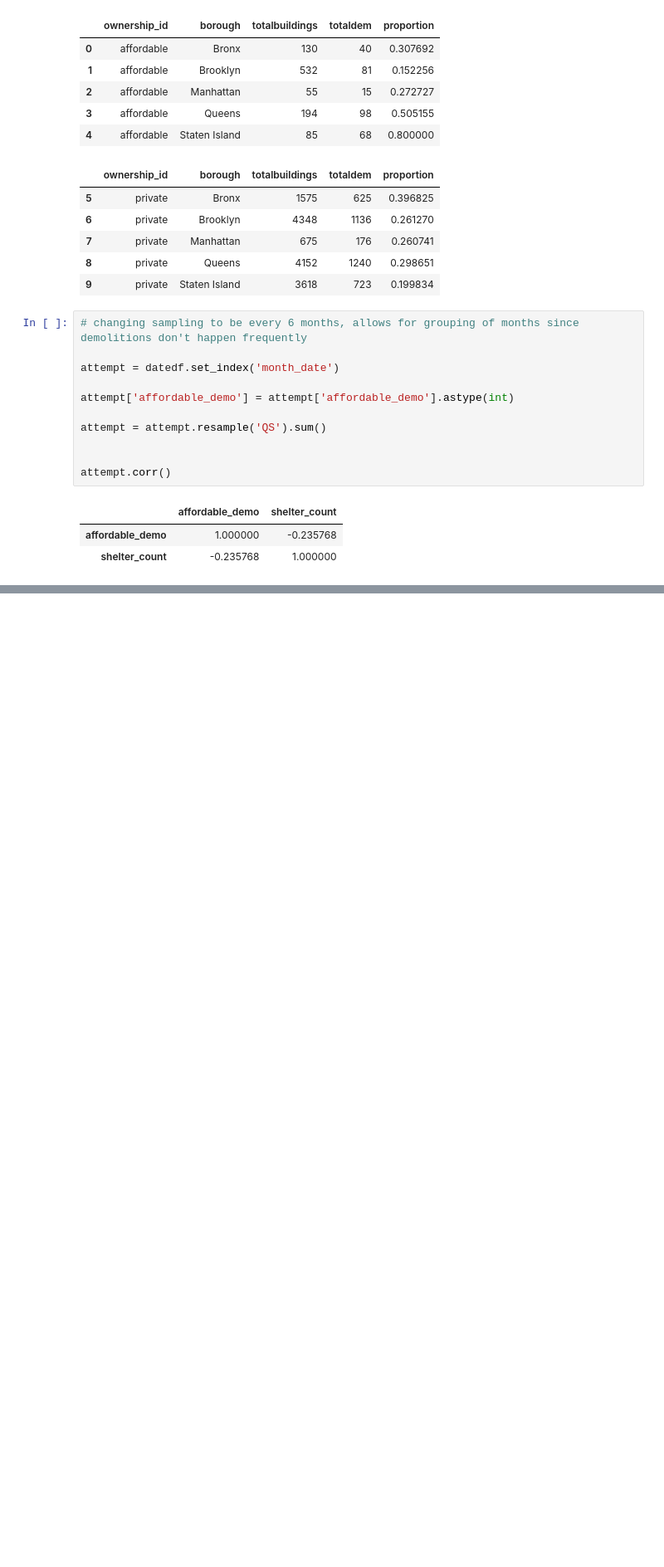
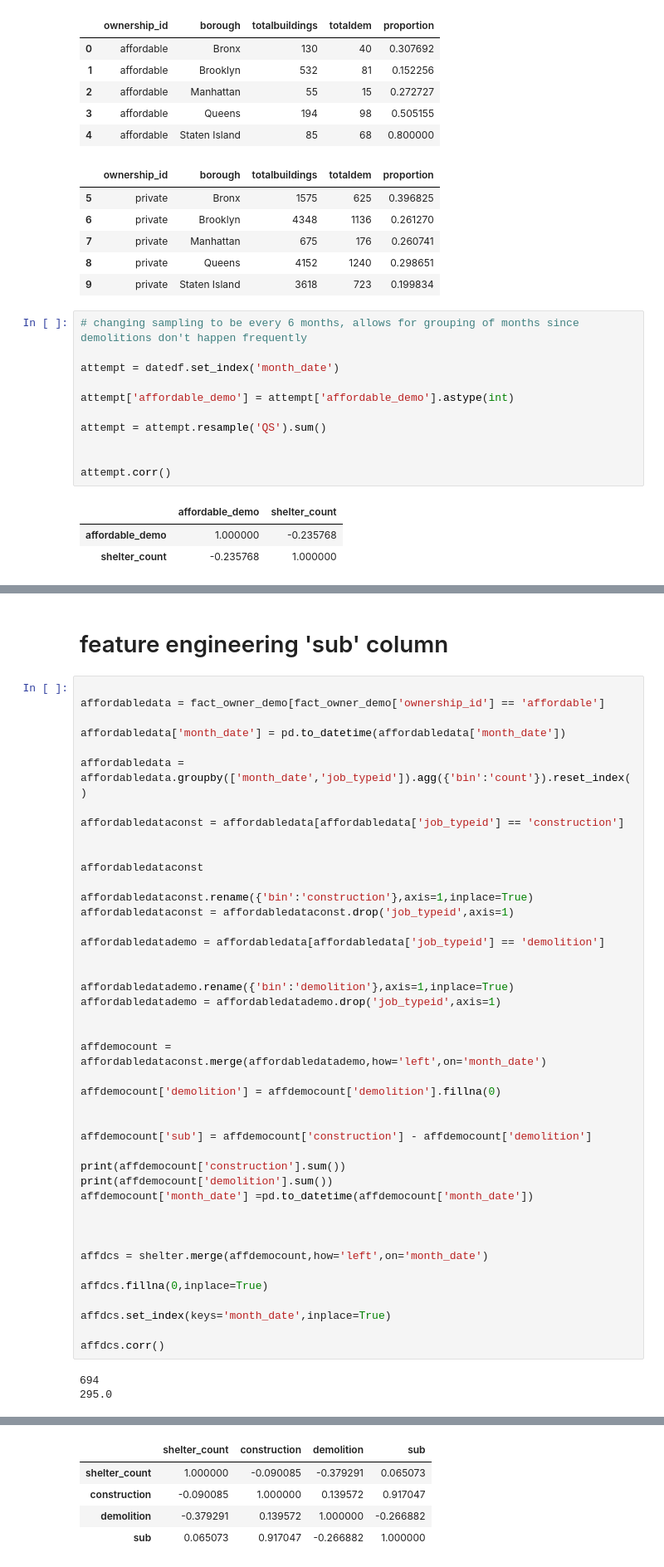
Before and after one commit to kevinserr/Time_Series_Forecast_of_Homelessness_in_NYC_with_Local_Model_Deployment, a Jupyter notebook: python/vincent_eda.ipynb, the cells around one changed output, grey strips where cells are left out. Shown at 83% size. Cells and saved outputs as stored; diff of their text form; blank space fills up the shorter version.

Commit message:
feature engineering to find any insights, correlation stays similar

```diff
--- a/python/vincent_eda.ipynb
+++ b/python/vincent_eda.ipynb
@@ -602,0 +633,48 @@ fact_owner_demo
+# %% [markdown]
+# feature engineering 'sub' column
+# %%
+
+affordabledata = fact_owner_demo[fact_owner_demo['ownership_id'] == 'affordable']
+
+affordabledata['month_date'] = pd.to_datetime(affordabledata['month_date'])
+
+affordabledata = affordabledata.groupby(['month_date','job_typeid']).agg({'bin':'count'}).reset_index()
+
+affordabledataconst = affordabledata[affordabledata['job_typeid'] == 'construction']
+
+
+affordabledataconst
+
+affordabledataconst.rename({'bin':'construction'},axis=1,inplace=True)
+affordabledataconst = affordabledataconst.drop('job_typeid',axis=1)
+
+affordabledatademo = affordabledata[affordabledata['job_typeid'] == 'demolition']
+
+
+affordabledatademo.rename({'bin':'demolition'},axis=1,inplace=True)
+affordabledatademo = affordabledatademo.drop('job_typeid',axis=1)
+
+
+affdemocount = affordabledataconst.merge(affordabledatademo,how='left',on='month_date')
+
+affdemocount['demolition'] = affdemocount['demolition'].fillna(0)
+
+
+affdemocount['sub'] = affdemocount['construction'] - affdemocount['demolition']
+
+print(affdemocount['construction'].sum())
+print(affdemocount['demolition'].sum())
+affdemocount['month_date'] =pd.to_datetime(affdemocount['month_date'])
+
+
+
+affdcs = shelter.merge(affdemocount,how='left',on='month_date')
+
+affdcs.fillna(0,inplace=True)
+
+affdcs.set_index(keys='month_date',inplace=True)
+
+affdcs.corr()
+# %% [output]
+694
+295.0
@@ -602,0 +700,5 @@ fact_owner_demo
+|  | shelter_count | construction | demolition | sub |
+| shelter_count | 1.000000 | -0.090085 | -0.379291 | 0.065073 |
+| construction | -0.090085 | 1.000000 | 0.139572 | 0.917047 |
+| demolition | -0.379291 | 0.139572 | 1.000000 | -0.266882 |
+| sub | 0.065073 | 0.917047 | -0.266882 | 1.000000 |
```
Also changed, not shown: parts of 5 cells of this notebook.
